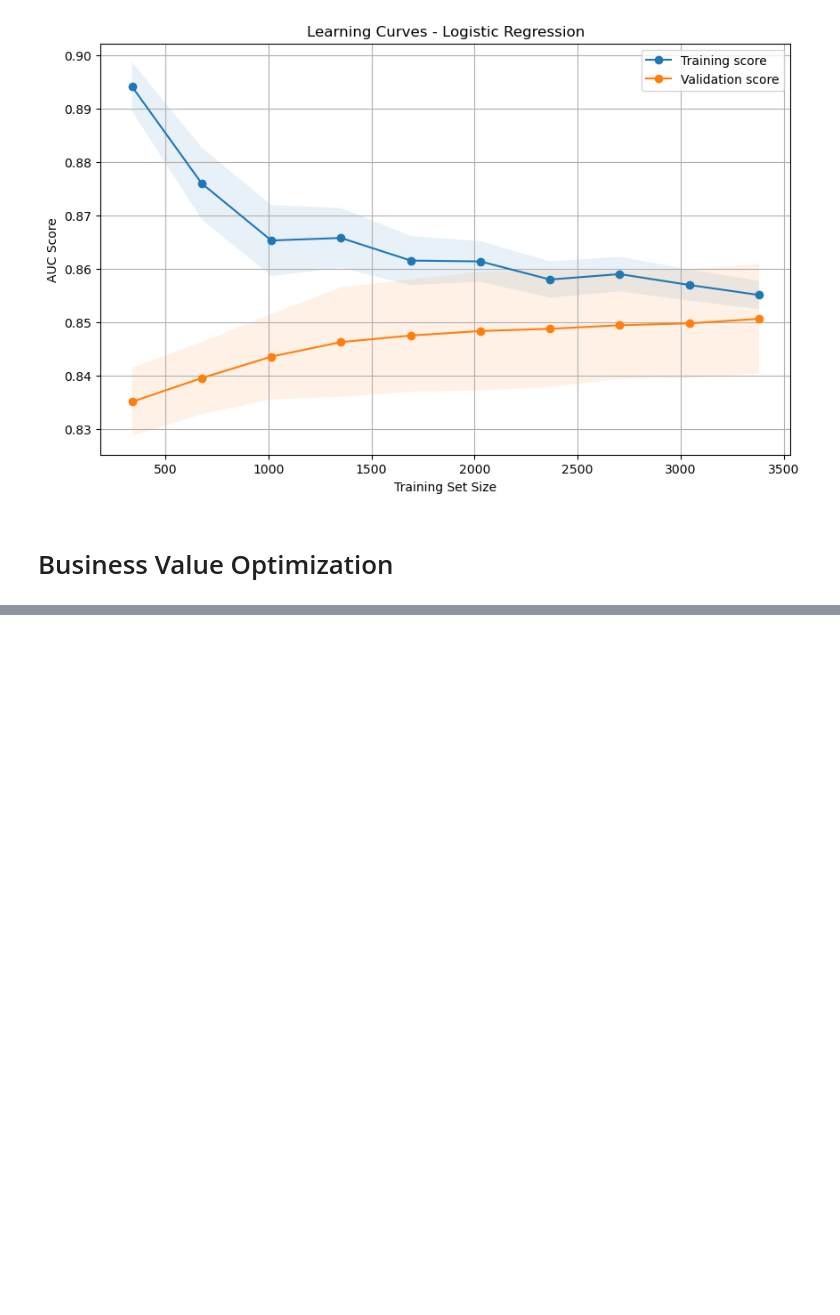
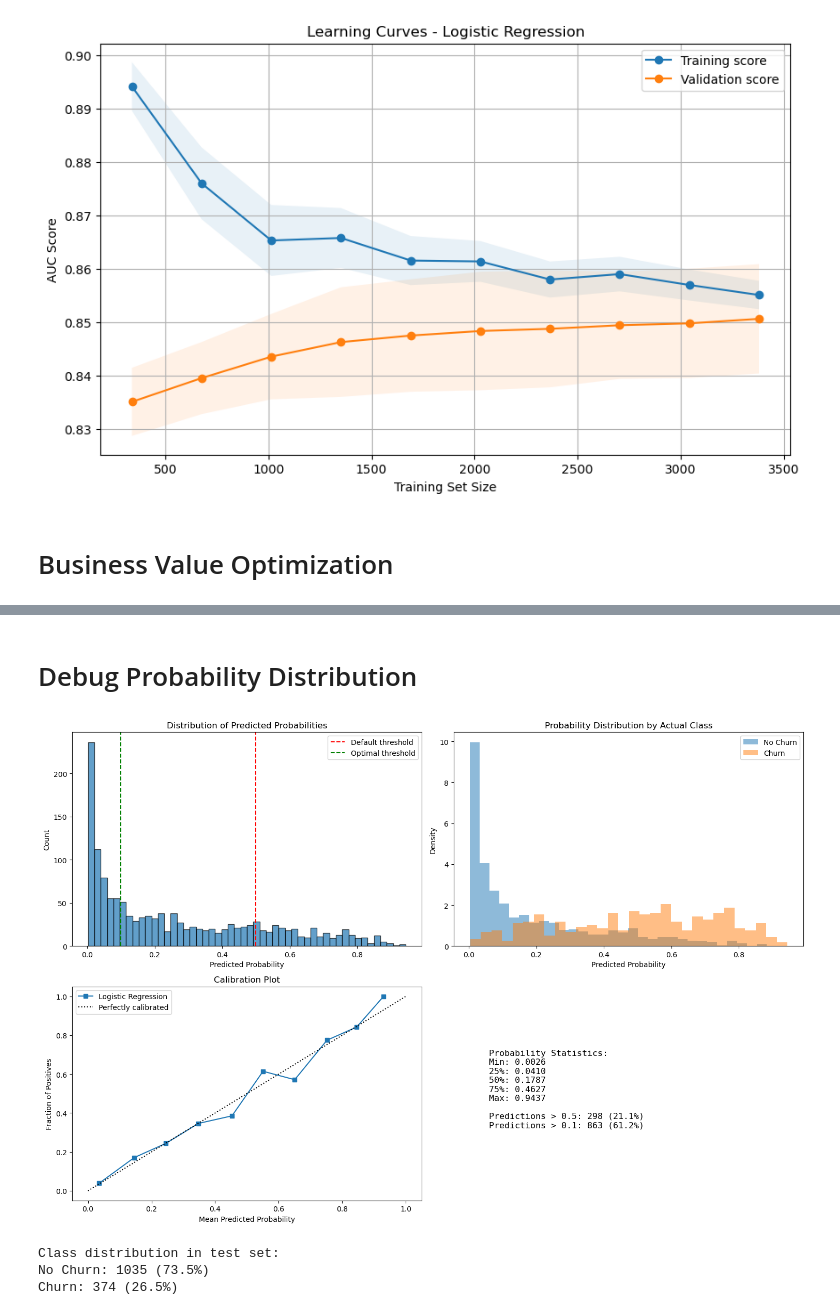
Before and after one commit to Muhammadali1029/churn-prediction-project, a Jupyter notebook: churn-prediction/notebooks/02_model_development.ipynb, the cells around one changed output, grey strips where cells are left out. Cells and saved outputs as stored; diff of their text form; code cells hidden in the pictures; blank space fills up the shorter version.

```diff
--- a/churn-prediction/notebooks/02_model_development.ipynb
+++ b/churn-prediction/notebooks/02_model_development.ipynb
@@ -221,3 +221,71 @@ Message: 'Optimal threshold: 0.100'
 Arguments: ()
 [figure]
 Improvement over default threshold: $160,334.00
+# %% [markdown]
+# Debug Probability Distribution
+# %%
+import matplotlib.pyplot as plt
+import numpy as np
+
+# Get probabilities from your model
+y_pred_proba_train = baseline_model.predict_proba(scaler.transform(X_train))[:, 1]
+y_pred_proba_val = baseline_model.predict_proba(scaler.transform(X_val))[:, 1]
+y_pred_proba_test = baseline_model.predict_proba(scaler.transform(X_test))[:, 1]
+
+# Create figure with subplots
+fig, axes = plt.subplots(2, 2, figsize=(15, 10))
+
+# 1. Overall distribution
+axes[0, 0].hist(y_pred_proba_test, bins=50, alpha=0.7, edgecolor='black')
+axes[0, 0].set_xlabel('Predicted Probability')
+axes[0, 0].set_ylabel('Count')
+axes[0, 0].set_title('Distribution of Predicted Probabilities')
+axes[0, 0].axvline(0.5, color='r', linestyle='--', label='Default threshold')
+axes[0, 0].axvline(0.1, color='g', linestyle='--', label='Optimal threshold')
+axes[0, 0].legend()
+
+# 2. Distribution by actual class
+axes[0, 1].hist(y_pred_proba_test[y_test == 0], bins=30, alpha=0.5, label='No Churn', density=True)
+axes[0, 1].hist(y_pred_proba_test[y_test == 1], bins=30, alpha=0.5, label='Churn', density=True)
+axes[0, 1].set_xlabel('Predicted Probability')
+axes[0, 1].set_ylabel('Density')
+axes[0, 1].set_title('Probability Distribution by Actual Class')
+axes[0, 1].legend()
+
+# 3. Calibration plot
+from sklearn.calibration import calibration_curve
+fraction_of_positives, mean_predicted_value = calibration_curve(y_test, y_pred_proba_test, n_bins=10)
+axes[1, 0].plot(mean_predicted_value, fraction_of_positives, "s-", label="Logistic Regression")
+axes[1, 0].plot([0, 1], [0, 1], "k:", label="Perfectly calibrated")
+axes[1, 0].set_xlabel('Mean Predicted Probability')
+axes[1, 0].set_ylabel('Fraction of Positives')
+axes[1, 0].set_title('Calibration Plot')
+axes[1, 0].legend()
+
+# 4. Probability statistics
+stats_text = f"""Probability Statistics:
+Min: {y_pred_proba_test.min():.4f}
+25%: {np.percentile(y_pred_proba_test, 25):.4f}
+50%: {np.median(y_pred_proba_test):.4f}
+75%: {np.percentile(y_pred_proba_test, 75):.4f}
+Max: {y_pred_proba_test.max():.4f}
+
+Predictions > 0.5: {(y_pred_proba_test > 0.5).sum()} ({(y_pred_proba_test > 0.5).mean():.1%})
+Predictions > 0.1: {(y_pred_proba_test > 0.1).sum()} ({(y_pred_proba_test > 0.1).mean():.1%})
+"""
+axes[1, 1].text(0.1, 0.5, stats_text, transform=axes[1, 1].transAxes,
+                fontsize=12, verticalalignment='center', fontfamily='monospace')
+axes[1, 1].axis('off')
+
+plt.tight_layout()
+plt.show()
+
+# Check class imbalance
+print(f"Class distribution in test set:")
+print(f"No Churn: {(y_test == 0).sum()} ({(y_test == 0).mean():.1%})")
+print(f"Churn: {(y_test == 1).sum()} ({(y_test == 1).mean():.1%})")
+# %% [output]
+[figure, added]
+Class distribution in test set:
+No Churn: 1035 (73.5%)
+Churn: 374 (26.5%)
```
Also changed, not shown: parts of 2 cells of this notebook.
